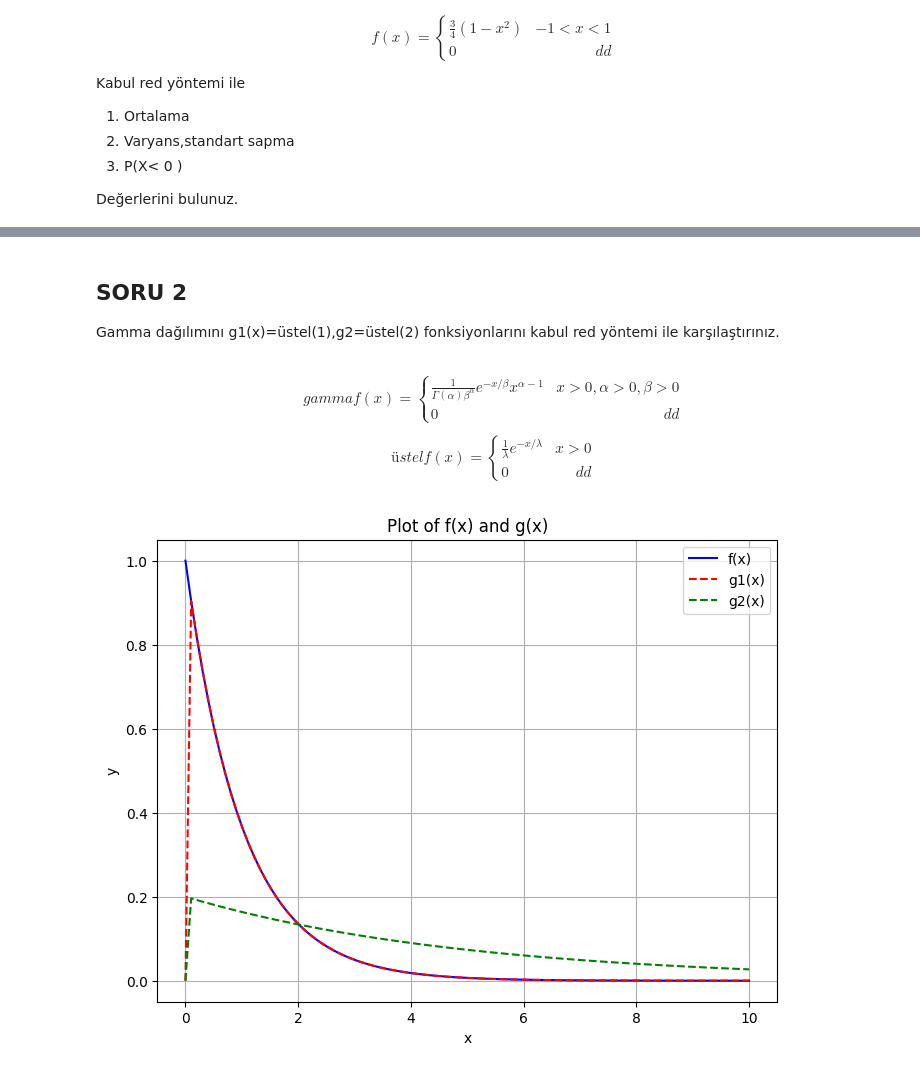
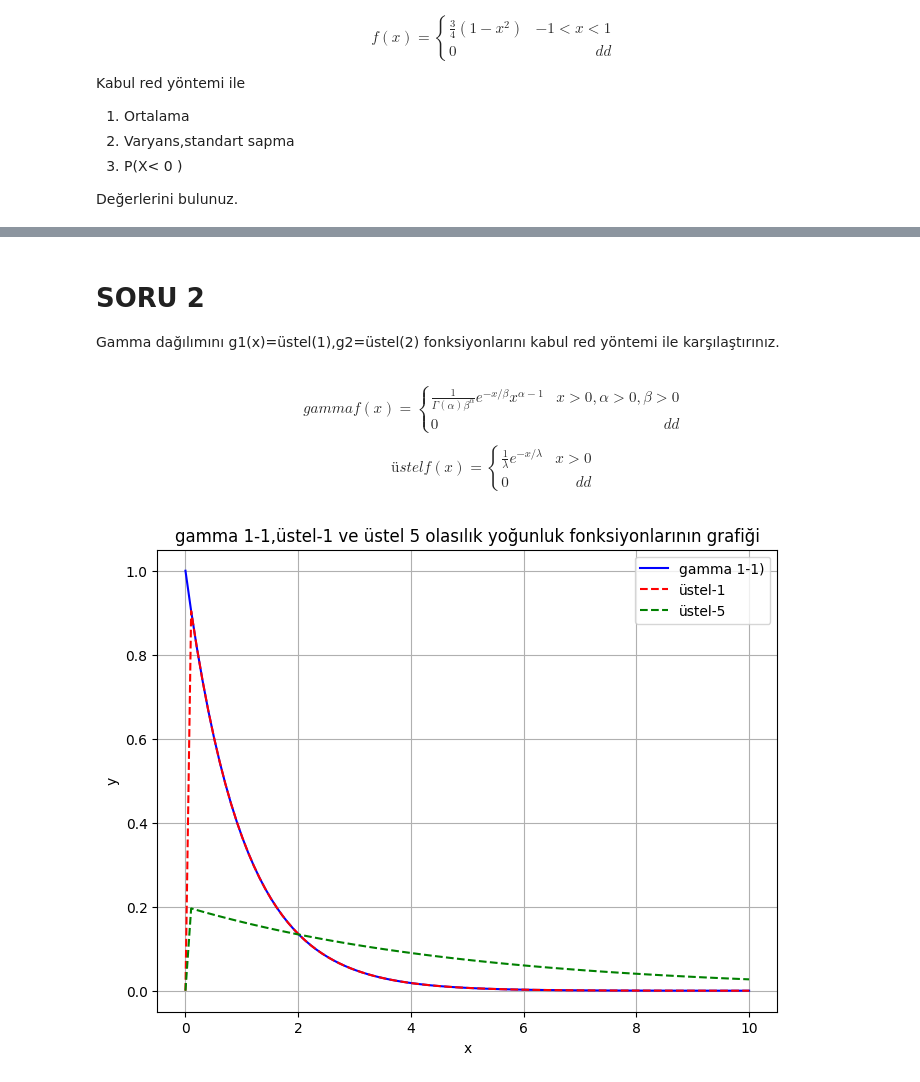
Before and after one commit to SirmaXX/simulasyonodevleri, a Jupyter notebook: simulasyon_odevi3.ipynb, the cells around one changed output, grey strips where cells are left out. Saved outputs shown, nothing was run; the diff lists cells and outputs as text; code cells hidden in the pictures.

Commit message:
açıklamalar düzeltildi ,Y değerleri değiştirildi

```diff
--- a/simulasyon_odevi3.ipynb
+++ b/simulasyon_odevi3.ipynb
@@ -148,5 +152,5 @@ print(" c sorusunun yanıtı ",np.sum(dataset < 0) / n)
 # %% [markdown]
-## SORU 2
+# SORU 2
 Gamma dağılımını
 g1(x)=üstel(1),g2=üstel(2)  fonksiyonlarını kabul red yöntemi ile karşılaştırınız.
 # %% [markdown]
@@ -168,39 +172,40 @@ gamma f(x) =
 # %%
 import numpy as np
 from scipy.special import gamma, factorial
 import matplotlib.pyplot as plt
 
 def exponential_dist(x, lambdaa):
     return np.where(x > 0, (1/lambdaa) * np.exp(-x/lambdaa), 0)
 
 
 #print(exponential(0,1))
 
 def gamma_dist(x, alpha, beta):
     return (1 / gamma(alpha) * (beta ** alpha)) * np.exp(-x / beta) * (x ** (alpha - 1))
 
 
-# Generate x values
+# grafik için x değerleri
 x_values = np.linspace(0, 10, 100)
 
-# Calculate y values for f(x) and g(x)
+# f(x) gamma g1 ve g2 üstel(1) ve üstel(5) olan verileri üretiyoruz
 f_values =gamma_dist(x_values,1,1)
 g1_values = exponential_dist(x_values,1)
 g2_values=exponential_dist(x_values,5)
 
-# Plot both functions
+
+# fonksiyon çizimi
 plt.figure(figsize=(8, 6))
-plt.plot(x_values, f_values, label='f(x)', color='blue')
-plt.plot(x_values, g1_values, label='g1(x)', linestyle='--', color='red')
-plt.plot(x_values, g2_values, label='g2(x)', linestyle='--', color='green')
+plt.plot(x_values, f_values, label='gamma 1-1)', color='blue')
+plt.plot(x_values, g1_values, label='üstel-1', linestyle='--', color='red')
+plt.plot(x_values, g2_values, label='üstel-5', linestyle='--', color='green')
 plt.xlabel('x')
 plt.ylabel('y')
-plt.title('Plot of f(x) and g(x)')
+plt.title('gamma 1-1,üstel-1 ve üstel 5 olasılık yoğunluk fonksiyonlarının grafiği')
 plt.legend()
 plt.grid(True)
 plt.show()
 # %% [output]
-[figure, old version]
+[figure, new version]
 # %%
 import numpy as np
 from scipy.special import gamma, factorial
```
Also changed, not shown: parts of 5 cells of this notebook.
